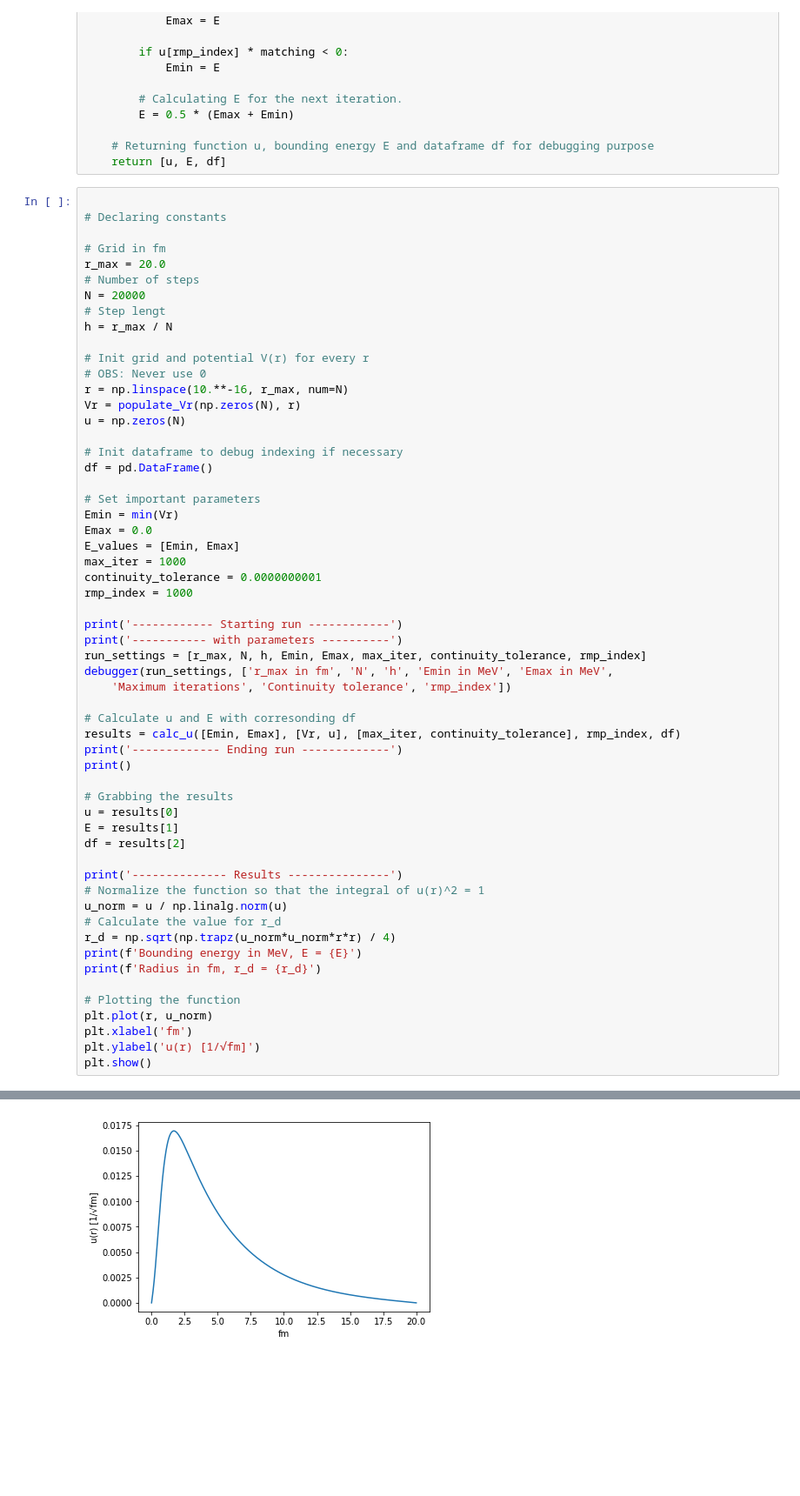
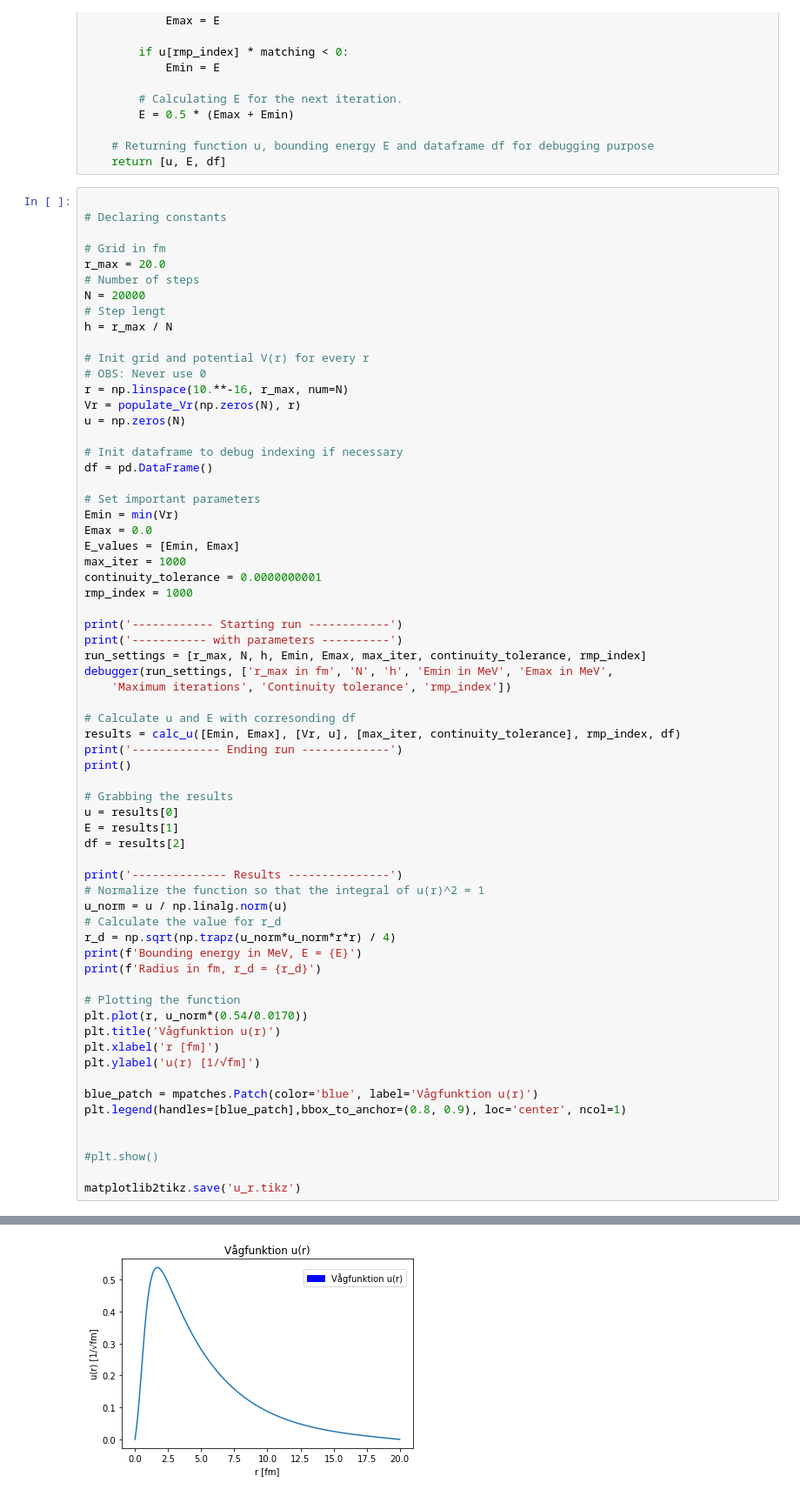
Before and after one commit to MarcChalm/SchrodingerSolution, a Jupyter notebook: ShrodingerNotebook.ipynb, the cells around one changed output, grey strips where cells are left out. Shown: that part at 87% size. Cells and saved outputs as stored; diff of their text form; blank space fills up the shorter version.

Commit message:
added labels to the figures

```diff
--- a/ShrodingerNotebook.ipynb
+++ b/ShrodingerNotebook.ipynb
@@ -225,34 +227,42 @@ u = results[0]
 E = results[1]
 df = results[2]
 
 print('-------------- Results ---------------')
 # Normalize the function so that the integral of u(r)^2 = 1
 u_norm = u / np.linalg.norm(u)
 # Calculate the value for r_d
 r_d = np.sqrt(np.trapz(u_norm*u_norm*r*r) / 4)
 print(f'Bounding energy in MeV, E = {E}')
 print(f'Radius in fm, r_d = {r_d}')
 
 # Plotting the function
-plt.plot(r, u_norm)
-plt.xlabel('fm')
+plt.plot(r, u_norm*(0.54/0.0170))
+plt.title('Vågfunktion u(r)')
+plt.xlabel('r [fm]')
 plt.ylabel('u(r) [1/√fm]')
-plt.show()
+
+blue_patch = mpatches.Patch(color='blue', label='Vågfunktion u(r)')
+plt.legend(handles=[blue_patch],bbox_to_anchor=(0.8, 0.9), loc='center', ncol=1)
+
+
+#plt.show()
+
+matplotlib2tikz.save('u_r.tikz')
 # %% [output]
 ------------ Starting run ------------
 ----------- with parameters ----------
 Variable name:r_max in fm, Value:20.0
 Variable name:N, Value:20000
 Variable name:h, Value:0.001
 Variable name:Emin in MeV, Value:-69.53667143456794
 Variable name:Emax in MeV, Value:0.0
 Variable name:Maximum iterations, Value:1000
 Variable name:Continuity tolerance, Value:1e-10
 Variable name:rmp_index, Value:1000
 Continuity tolerance achieved!
 ------------- Ending run -------------
 
 -------------- Results ---------------
 Bounding energy in MeV, E = -2.22778042914117
 Radius in fm, r_d = 1.945285349027254
-[figure, old version]
+[figure, new version]
```
Also changed, not shown: parts of 2 cells of this notebook.
